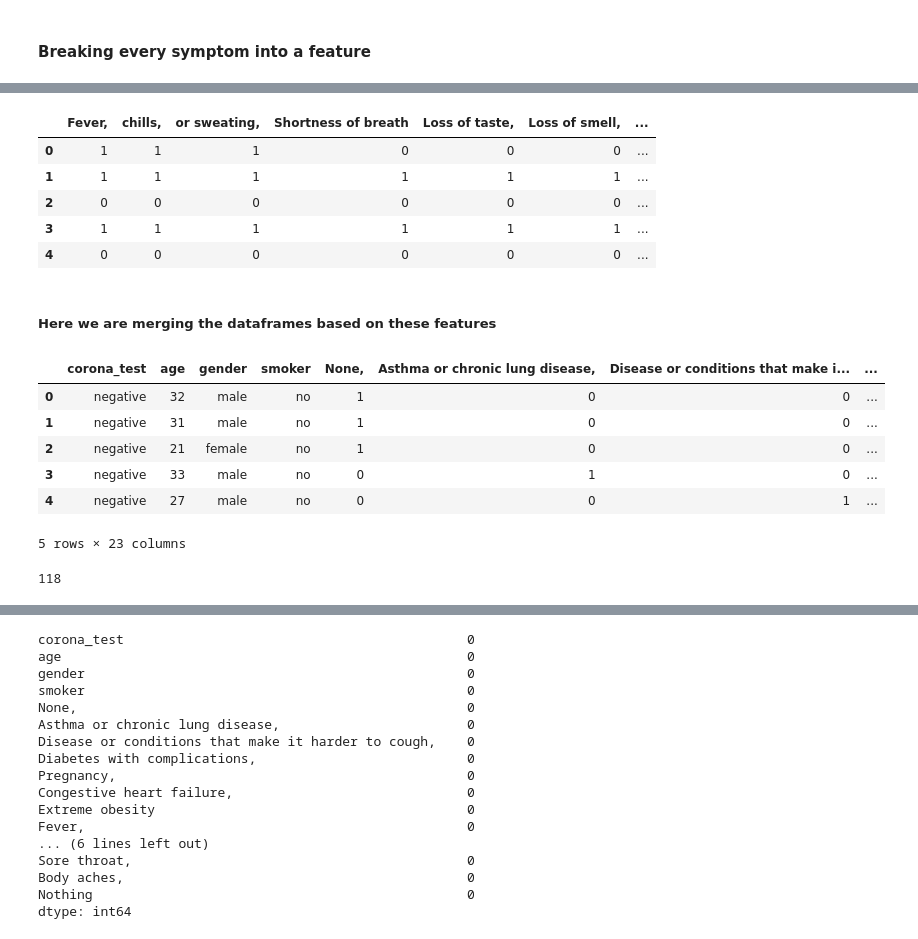
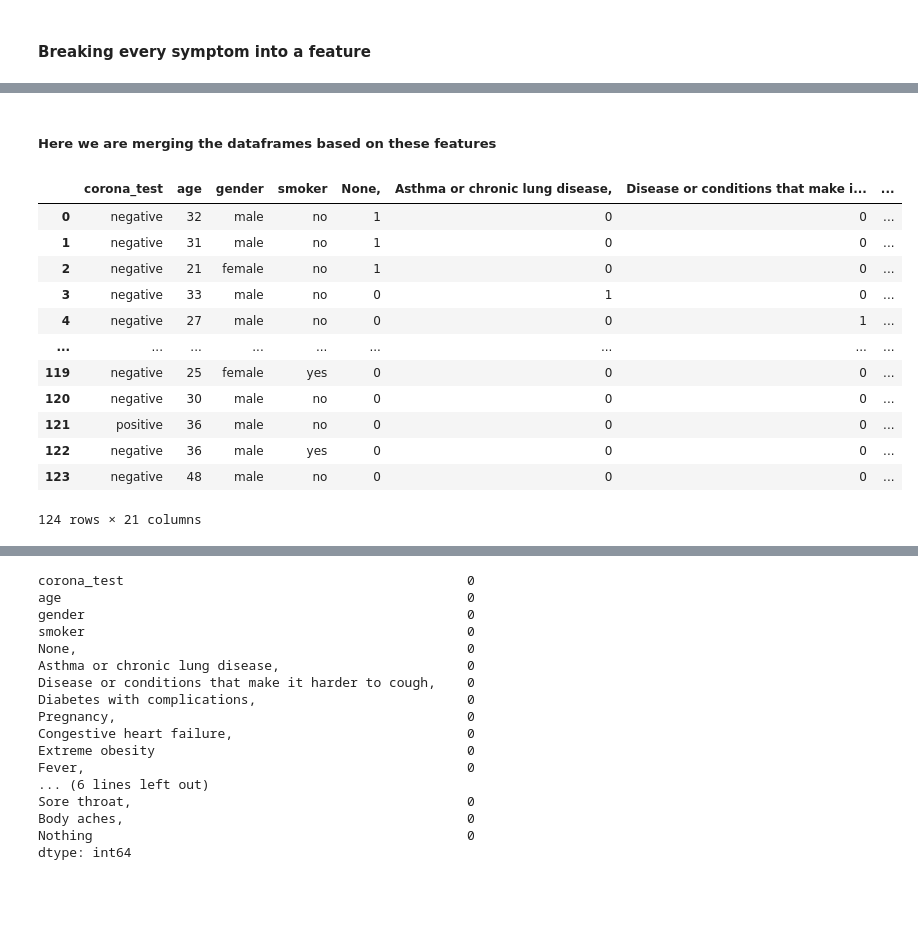
Before and after one commit to mnauf/covid, a Jupyter notebook: text.ipynb, the cells around one changed output, grey strips where cells are left out. Cells and saved outputs as stored; diff of their text form; code cells hidden in the pictures; blank space fills up the shorter version.

```diff
--- a/text.ipynb
+++ b/text.ipynb
@@ -212,11 +214,2 @@ df3.rename(columns={'None,':'Nothing'},
-# %%
-df3.head()
-# %% [output]
-|  | Fever, | chills, | or sweating, | Shortness of breath | Loss of taste, | Loss of smell, | ... |
-| 0 | 1 | 1 | 1 | 0 | 0 | 0 | ... |
-| 1 | 1 | 1 | 1 | 1 | 1 | 1 | ... |
-| 2 | 0 | 0 | 0 | 0 | 0 | 0 | ... |
-| 3 | 1 | 1 | 1 | 1 | 1 | 1 | ... |
-| 4 | 0 | 0 | 0 | 0 | 0 | 0 | ... |
 # %% [markdown]
 ##### Here we are merging the dataframes based on these features
@@ -225,19 +216,19 @@ df4 = pd.concat([df2, df3], axis=1, ignore_index=False)
-# %%
-df4.head()
-# %% [output]
-|  | corona_test | age | gender | smoker | None, | Asthma or chronic lung disease, | Disease or conditions that make i... | ... |
-| 0 | negative | 32 | male | no | 1 | 0 | 0 | ... |
-| 1 | negative | 31 | male | no | 1 | 0 | 0 | ... |
-| 2 | negative | 21 | female | no | 1 | 0 | 0 | ... |
-| 3 | negative | 33 | male | no | 0 | 1 | 0 | ... |
-| 4 | negative | 27 | male | no | 0 | 0 | 1 | ... |
-5 rows × 23 columns
-# %%
-len(df4)
-# %% [output]
-118
 # %%
-# here you can drop total symptoms and total diseases column as well, in order to make your algo more robust. so i m gonna do
-# the same
-
+df4 = pd.concat([df2, df3], axis=1, ignore_index=False)
+# here you can drop total symptoms and total diseases column as well, in order to make your algo more robust
 df4 = df4.drop(columns = ["total_diseases", "total symptoms"])
+df4
+# %% [output]
+|  | corona_test | age | gender | smoker | None, | Asthma or chronic lung disease, | Disease or conditions that make i... | ... |
+| 0 | negative | 32 | male | no | 1 | 0 | 0 | ... |
+| 1 | negative | 31 | male | no | 1 | 0 | 0 | ... |
+| 2 | negative | 21 | female | no | 1 | 0 | 0 | ... |
+| 3 | negative | 33 | male | no | 0 | 1 | 0 | ... |
+| 4 | negative | 27 | male | no | 0 | 0 | 1 | ... |
+| ... | ... | ... | ... | ... | ... | ... | ... | ... |
+| 119 | negative | 25 | female | yes | 0 | 0 | 0 | ... |
+| 120 | negative | 30 | male | no | 0 | 0 | 0 | ... |
+| 121 | positive | 36 | male | no | 0 | 0 | 0 | ... |
+| 122 | negative | 36 | male | yes | 0 | 0 | 0 | ... |
+| 123 | negative | 48 | male | no | 0 | 0 | 0 | ... |
+124 rows × 21 columns
```
Also changed, not shown: parts of 54 cells of this notebook, 2 other files.
